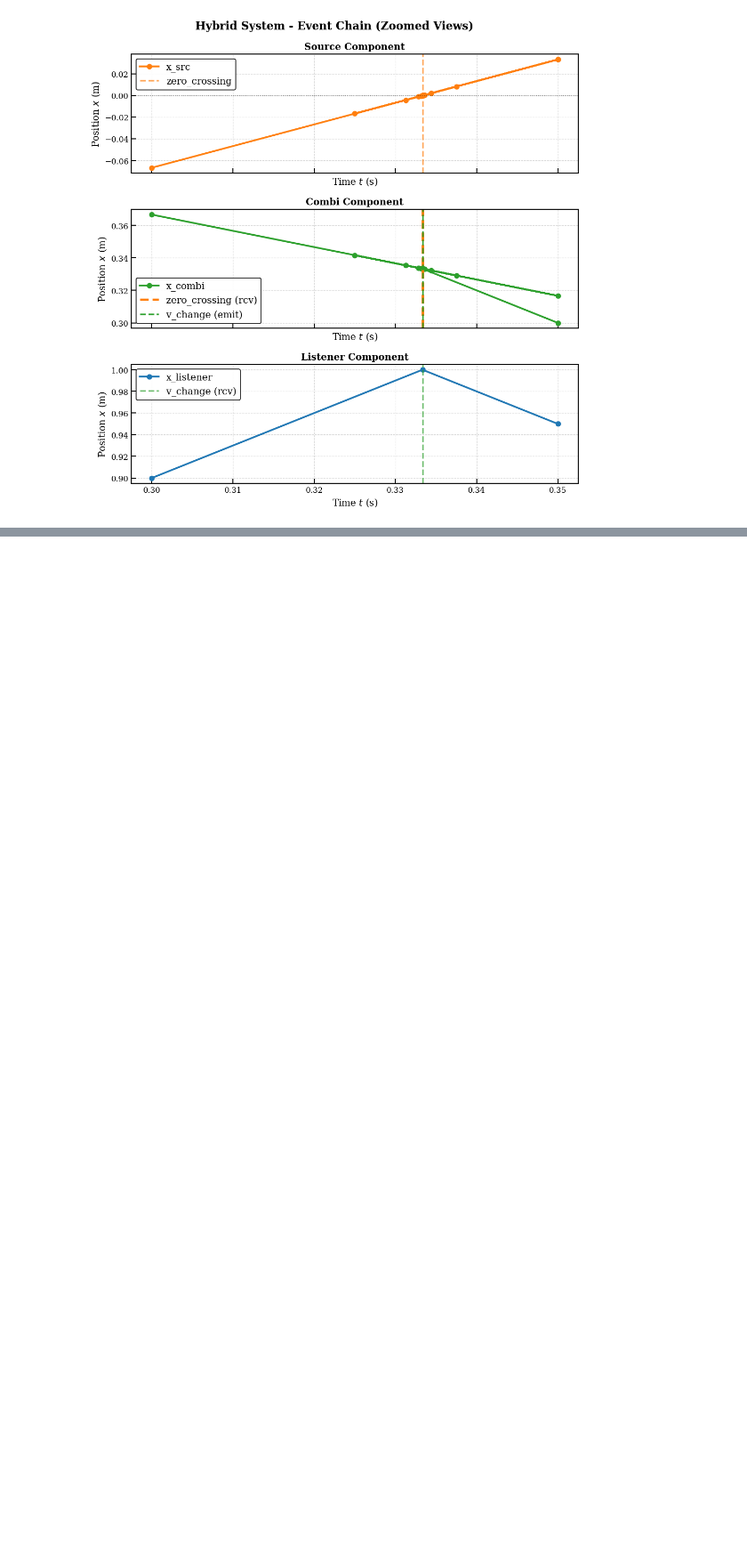
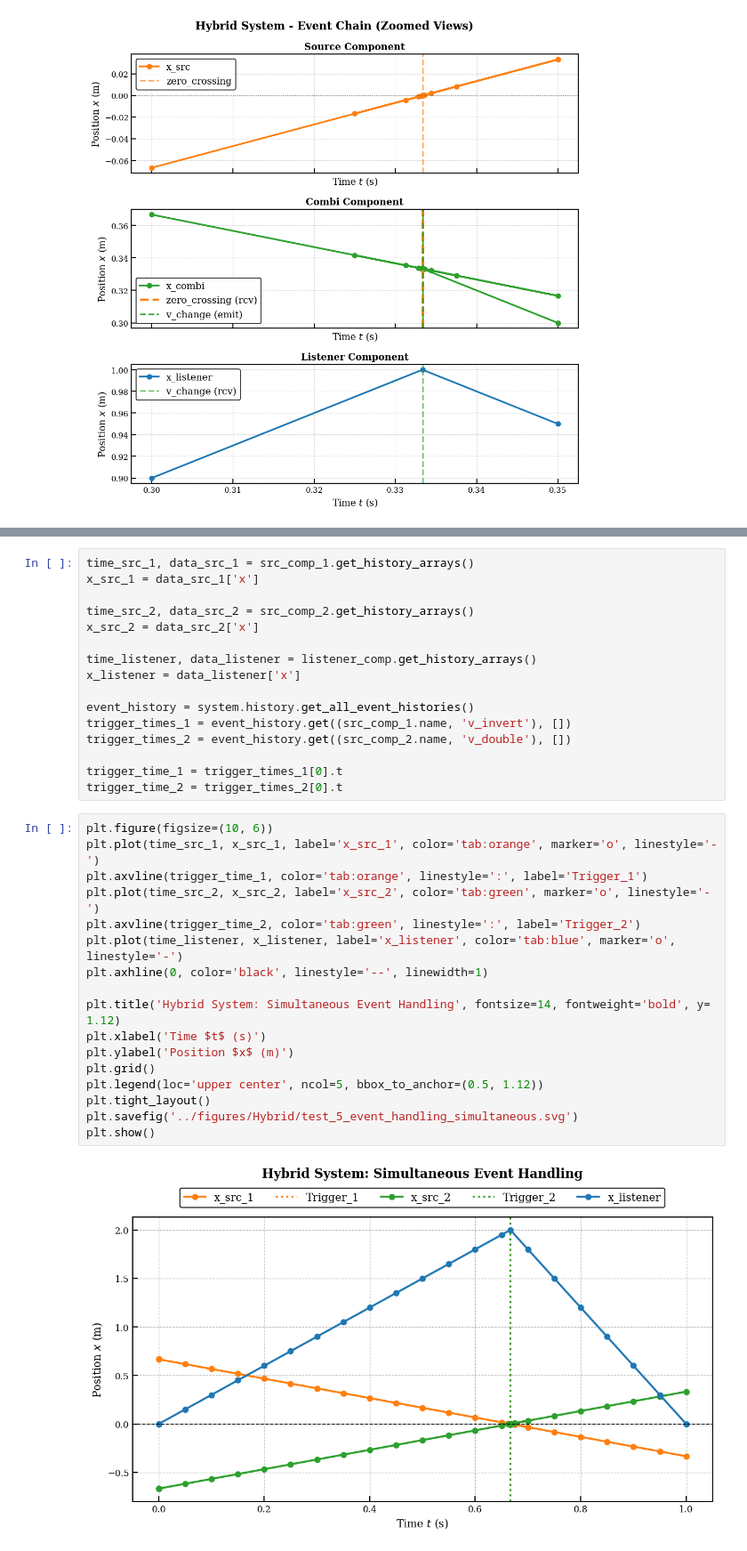
Before and after one commit to FlorianFrech/SystemSimulation, a Jupyter notebook: demos/ControlledPendulum/MyModels/Hybrid/test_5_hybrid_system.ipynb, the cells around one changed output, grey strips where cells are left out. Shown at 89% size. Drawn from its saved outputs; the diff is of its cells as text; blank space fills up the shorter version.

```diff
--- a/demos/ControlledPendulum/MyModels/Hybrid/test_5_hybrid_system.ipynb
+++ b/demos/ControlledPendulum/MyModels/Hybrid/test_5_hybrid_system.ipynb
@@ -621,0 +786,35 @@ plt.show()
+# %%
+time_src_1, data_src_1 = src_comp_1.get_history_arrays()
+x_src_1 = data_src_1['x']
+
+time_src_2, data_src_2 = src_comp_2.get_history_arrays()
+x_src_2 = data_src_2['x']
+
+time_listener, data_listener = listener_comp.get_history_arrays()
+x_listener = data_listener['x']
+
+event_history = system.history.get_all_event_histories()
+trigger_times_1 = event_history.get((src_comp_1.name, 'v_invert'), [])
+trigger_times_2 = event_history.get((src_comp_2.name, 'v_double'), [])
+
+trigger_time_1 = trigger_times_1[0].t
+trigger_time_2 = trigger_times_2[0].t
+# %%
+plt.figure(figsize=(10, 6))
+plt.plot(time_src_1, x_src_1, label='x_src_1', color='tab:orange', marker='o', linestyle='-')
+plt.axvline(trigger_time_1, color='tab:orange', linestyle=':', label='Trigger_1')
+plt.plot(time_src_2, x_src_2, label='x_src_2', color='tab:green', marker='o', linestyle='-')
+plt.axvline(trigger_time_2, color='tab:green', linestyle=':', label='Trigger_2')
+plt.plot(time_listener, x_listener, label='x_listener', color='tab:blue', marker='o', linestyle='-')
+plt.axhline(0, color='black', linestyle='--', linewidth=1)
+
+plt.title('Hybrid System: Simultaneous Event Handling', fontsize=14, fontweight='bold', y= 1.12)
+plt.xlabel('Time $t$ (s)')
+plt.ylabel('Position $x$ (m)')
+plt.grid()
+plt.legend(loc='upper center', ncol=5, bbox_to_anchor=(0.5, 1.12))
+plt.tight_layout()
+plt.savefig('../figures/Hybrid/test_5_event_handling_simultaneous.svg')
+plt.show()
+# %% [output]
+[figure, added]
```
Also changed, not shown: parts of 6 cells of this notebook, 8 other files.
